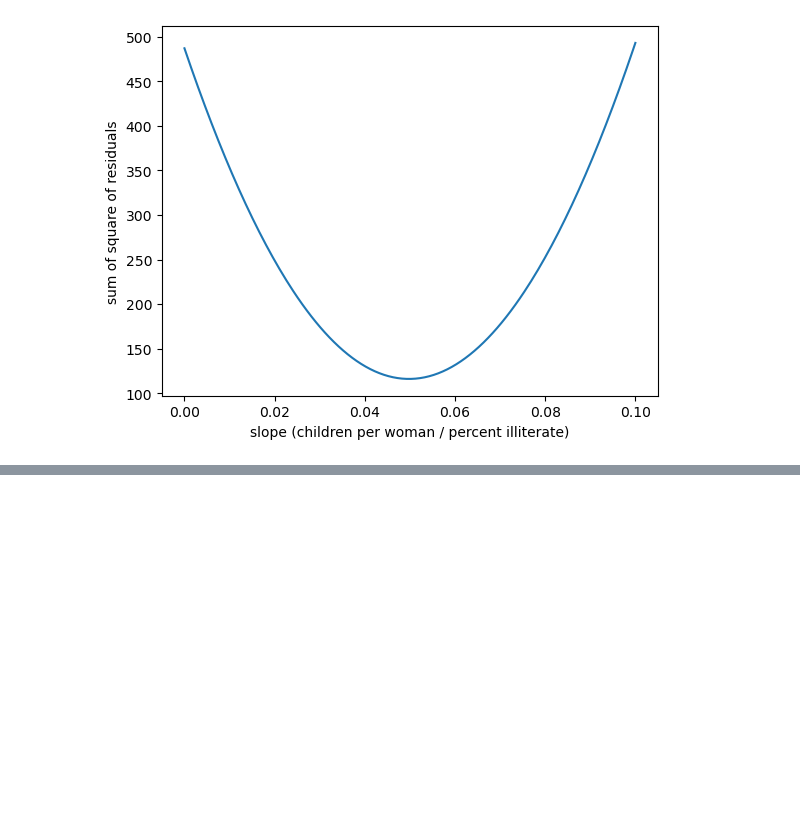
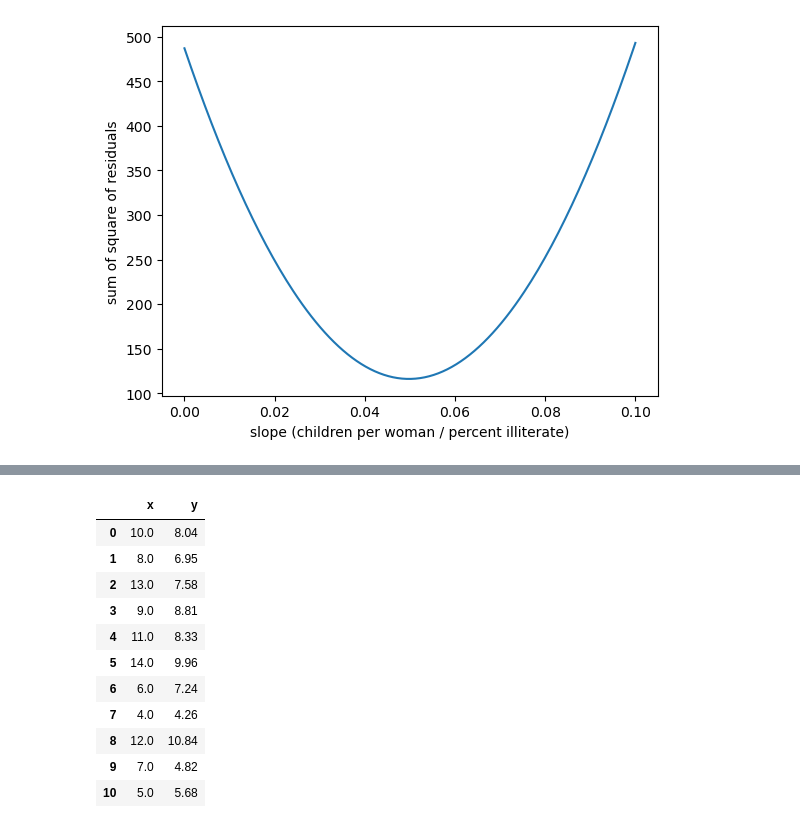
Before and after one commit to rpitchumani/datacamp, a Jupyter notebook: statistical-thinking-in-python-part-2/Chapter_2_Statistical_Thinking_in_Python_Part_2.ipynb, the cells around one changed output, grey strips where cells are left out. Saved outputs shown, nothing was run; the diff lists cells and outputs as text; code cells hidden in the pictures; blank space fills up the shorter version.

```diff
--- a/statistical-thinking-in-python-part-2/Statistical_Thinking_in_Python_Part_2.ipynb
+++ b/statistical-thinking-in-python-part-2/Chapter_2_Statistical_Thinking_in_Python_Part_2.ipynb
@@ -238,0 +268,16 @@ plt.show()
+# %%
+df_0 = df_anscombe.loc[:, "0"]
+df_0
+# %% [output]
+|  | x | y |
+| 0 | 10.0 | 8.04 |
+| 1 | 8.0 | 6.95 |
+| 2 | 13.0 | 7.58 |
+| 3 | 9.0 | 8.81 |
+| 4 | 11.0 | 8.33 |
+| 5 | 14.0 | 9.96 |
+| 6 | 6.0 | 7.24 |
+| 7 | 4.0 | 4.26 |
+| 8 | 12.0 | 10.84 |
+| 9 | 7.0 | 4.82 |
+| 10 | 5.0 | 5.68 |
```
Also changed, not shown: parts of 6 cells of this notebook, 1 other file.
